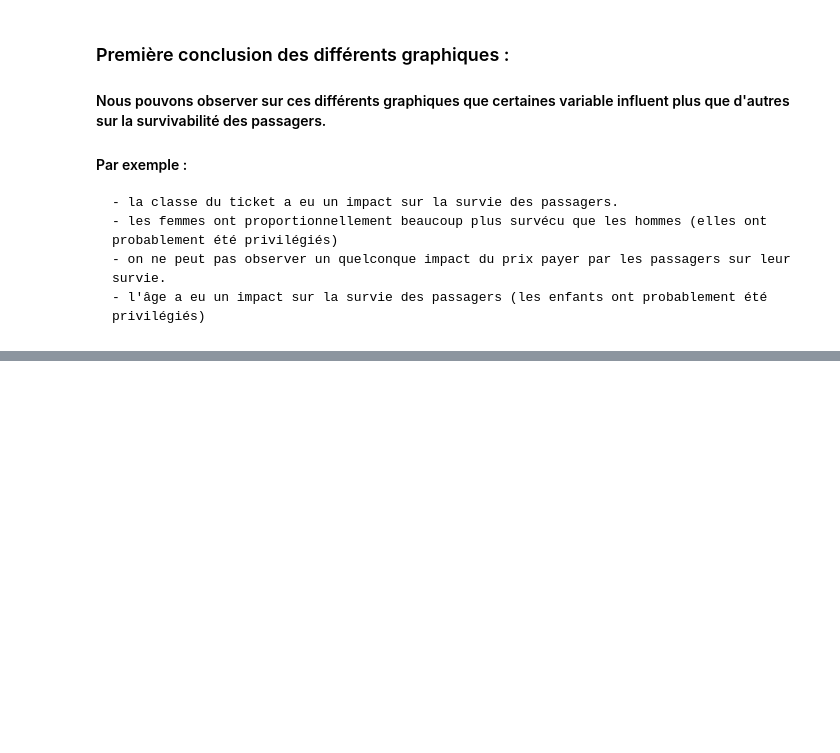
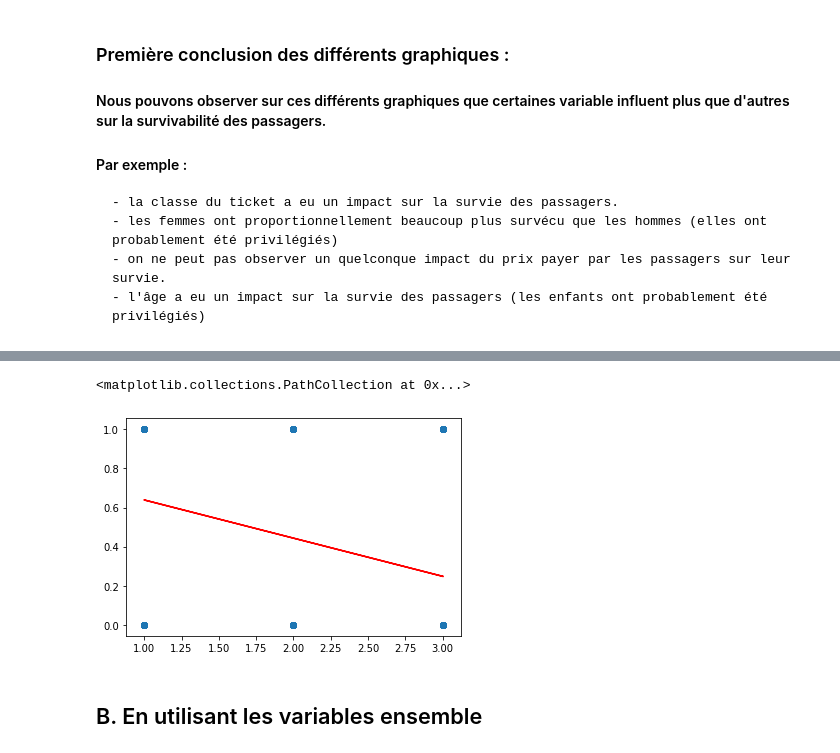
Before and after one commit to ClementB4/Titanic, a Jupyter notebook: briefprojet_titanic.ipynb, the cells around one changed output, grey strips where cells are left out. Cells and saved outputs as stored; diff of their text form; code cells hidden in the pictures; blank space fills up the shorter version.

```diff
--- a/briefprojet_titanic.ipynb
+++ b/briefprojet_titanic.ipynb
@@ -274,0 +335,16 @@ pclass_plot
+# %%
+X_train4 = train['Pclass'].to_numpy()
+X_test4 = test['Pclass'].to_numpy()
+X_train4 = X_train4.reshape(X_train4.shape[0], 1)
+X_test4 = X_test4.reshape(X_test4.shape[0], 1)
+# %%
+reg4 = LinearRegression().fit(X_train4, y_train)
+# %%
+y_pred4 = reg4.predict(X_test4)
+plt.plot(X_test4, y_pred4, c='r')
+plt.scatter(X_train4,y_train)
+# %% [output]
+<matplotlib.collections.PathCollection at 0x...>
+[figure, added]
+# %% [markdown]
+## B. En utilisant les variables ensemble
```
Also changed, not shown: parts of 21 cells of this notebook.
